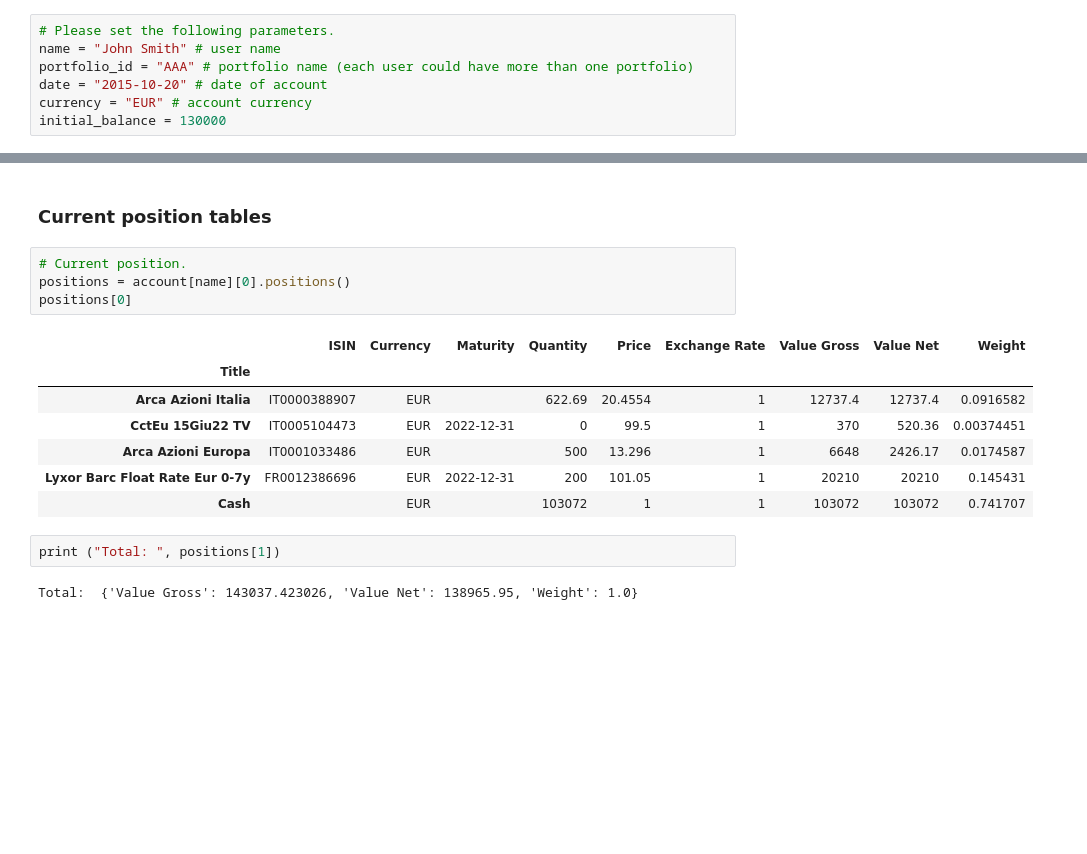
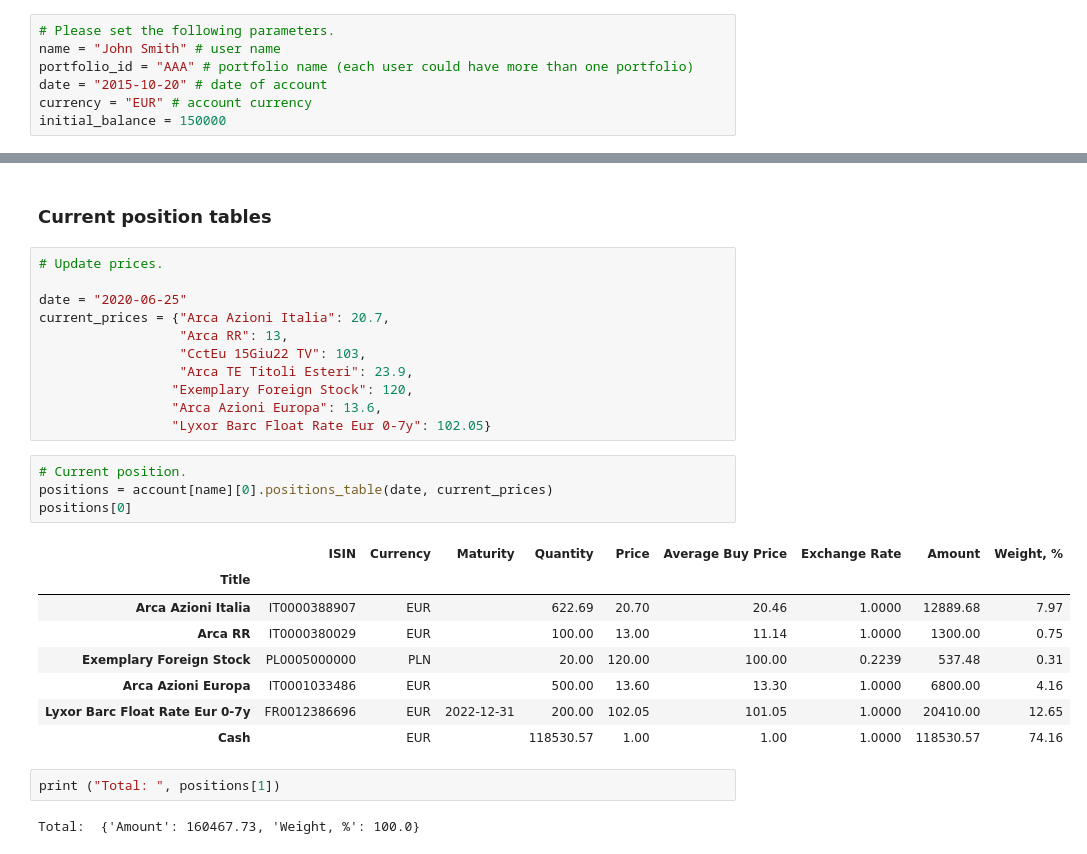
Before and after one commit to alexanderpoplavsky/financial_portfolios, a Jupyter notebook: reporting_demo.ipynb, the cells around one changed output, grey strips where cells are left out. Drawn from its saved outputs; the diff is of its cells as text; blank space fills up the shorter version.

```diff
--- a/reporting_demo.ipynb
+++ b/reporting_demo.ipynb
@@ -20,7 +20,7 @@ name = "John Smith" # user name
 portfolio_id = "AAA" # portfolio name (each user could have more than one portfolio)
 date = "2015-10-20" # date of account
 currency = "EUR" # account currency
-initial_balance = 130000
+initial_balance = 150000
 # %%
 account = {name: [Reporting(date, portfolio_id, initial_balance, currency)]}
 # %% [markdown]
@@ -245,20 +264,32 @@ account[name][0].buysell
 # %% [markdown]
 ### Current position tables
+# %%
+# Update prices.
+
+date = "2020-06-25"
+current_prices = {"Arca Azioni Italia": 20.7,
+                  "Arca RR": 13,
+                  "CctEu 15Giu22 TV": 103,
+                  "Arca TE Titoli Esteri": 23.9,
+                 "Exemplary Foreign Stock": 120,
+                 "Arca Azioni Europa": 13.6,
+                 "Lyxor Barc Float Rate Eur 0-7y": 102.05}
 # %%
 # Current position.
-positions = account[name][0].positions()
+positions = account[name][0].positions_table(date, current_prices)
 positions[0]
 # %% [output]
-|  | ISIN | Currency | Maturity | Quantity | Price | Exchange Rate | Value Gross | Value Net | Weight |
+|  | ISIN | Currency | Maturity | Quantity | Price | Average Buy Price | Exchange Rate | Amount | Weight, % |
 | Title |  |  |  |  |  |  |  |  |  |
-| Arca Azioni Italia | IT0000388907 | EUR |  | 622.69 | 20.4554 | 1 | 12737.4 | 12737.4 | 0.0916582 |
-| CctEu 15Giu22 TV | IT0005104473 | EUR | 2022-12-31 | 0 | 99.5 | 1 | 370 | 520.36 | 0.00374451 |
-| Arca Azioni Europa | IT0001033486 | EUR |  | 500 | 13.296 | 1 | 6648 | 2426.17 | 0.0174587 |
-| Lyxor Barc Float Rate Eur 0-7y | FR0012386696 | EUR | 2022-12-31 | 200 | 101.05 | 1 | 20210 | 20210 | 0.145431 |
-| Cash |  | EUR |  | 103072 | 1 | 1 | 103072 | 103072 | 0.741707 |
+| Arca Azioni Italia | IT0000388907 | EUR |  | 622.69 | 20.70 | 20.46 | 1.0000 | 12889.68 | 7.97 |
+| Arca RR | IT0000380029 | EUR |  | 100.00 | 13.00 | 11.14 | 1.0000 | 1300.00 | 0.75 |
+| Exemplary Foreign Stock | PL0005000000 | PLN |  | 20.00 | 120.00 | 100.00 | 0.2239 | 537.48 | 0.31 |
+| Arca Azioni Europa | IT0001033486 | EUR |  | 500.00 | 13.60 | 13.30 | 1.0000 | 6800.00 | 4.16 |
+| Lyxor Barc Float Rate Eur 0-7y | FR0012386696 | EUR | 2022-12-31 | 200.00 | 102.05 | 101.05 | 1.0000 | 20410.00 | 12.65 |
+| Cash |  | EUR |  | 118530.57 | 1.00 | 1.00 | 1.0000 | 118530.57 | 74.16 |
 # %%
 print ("Total: ", positions[1])
 # %% [output]
-Total:  {'Value Gross': 143037.423026, 'Value Net': 138965.95, 'Weight': 1.0}
+Total:  {'Amount': 160467.73, 'Weight, %': 100.0}
 # %%
 # Cashflows for all assets.
```
Also changed, not shown: parts of 21 cells of this notebook, 2 other files.
